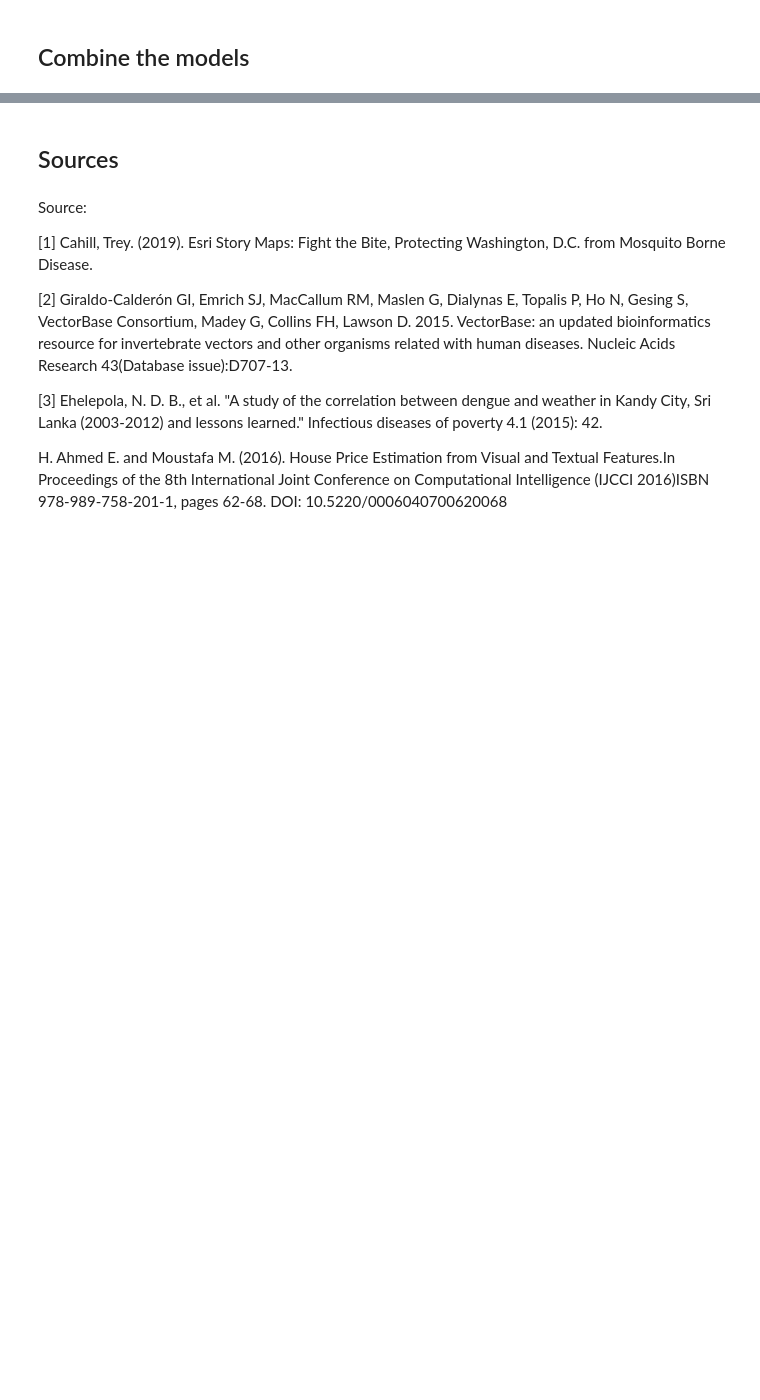
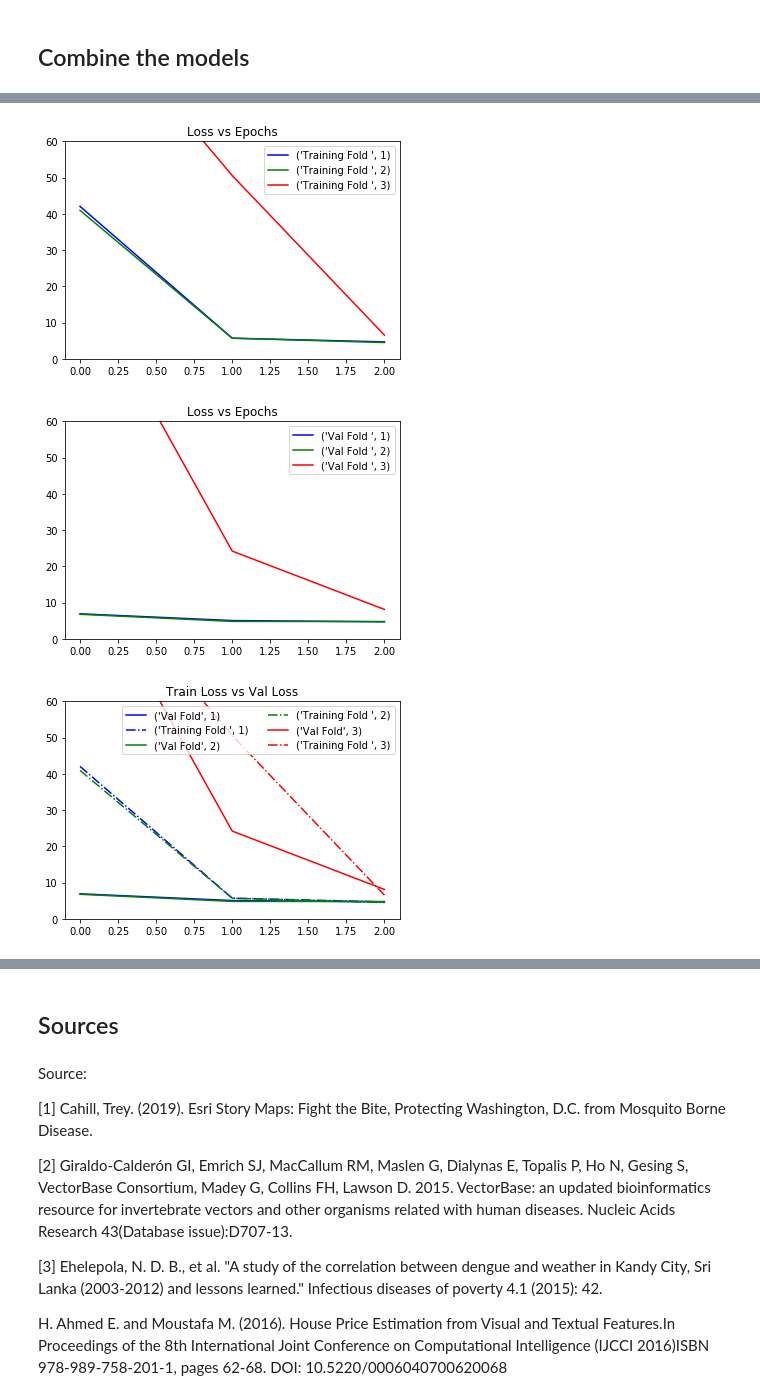
Before and after one commit to lrodrigocareaga/thesis, a Jupyter notebook: MosquitoHybridModel.ipynb, the cells around one changed output, grey strips where cells are left out. Drawn from its saved outputs; the diff is of its cells as text; code cells hidden in the pictures; blank space fills up the shorter version.

```diff
--- a/MosquitoHybridModel.ipynb
+++ b/MosquitoHybridModel.ipynb
@@ -1176 +1053,9 @@ plt.show()
+# %%
+lossTrainPlot(model_history3)
+lossValPlot(model_history3)
+lossTrainValPlot(model_history3)
+# %% [output]
+[figure, added]
+[figure, added]
+[figure, added]
 # %%
```
Also changed, not shown: parts of 40 cells of this notebook.
